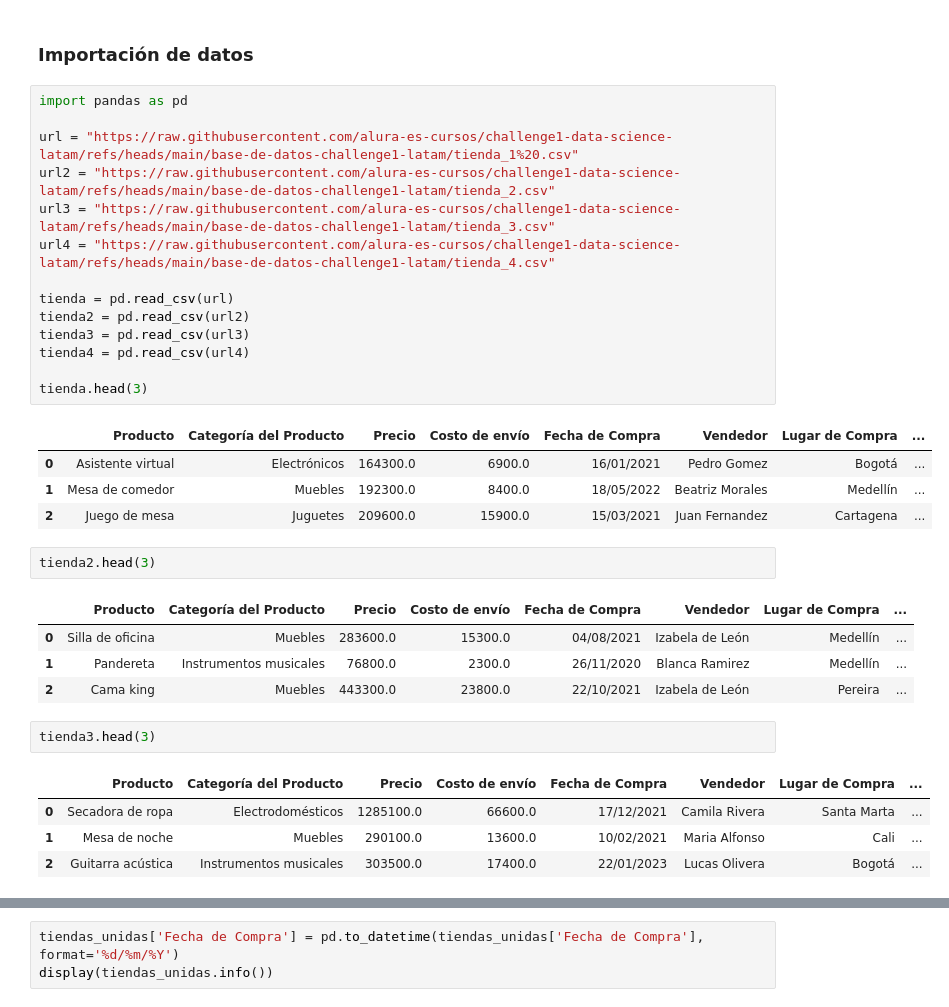
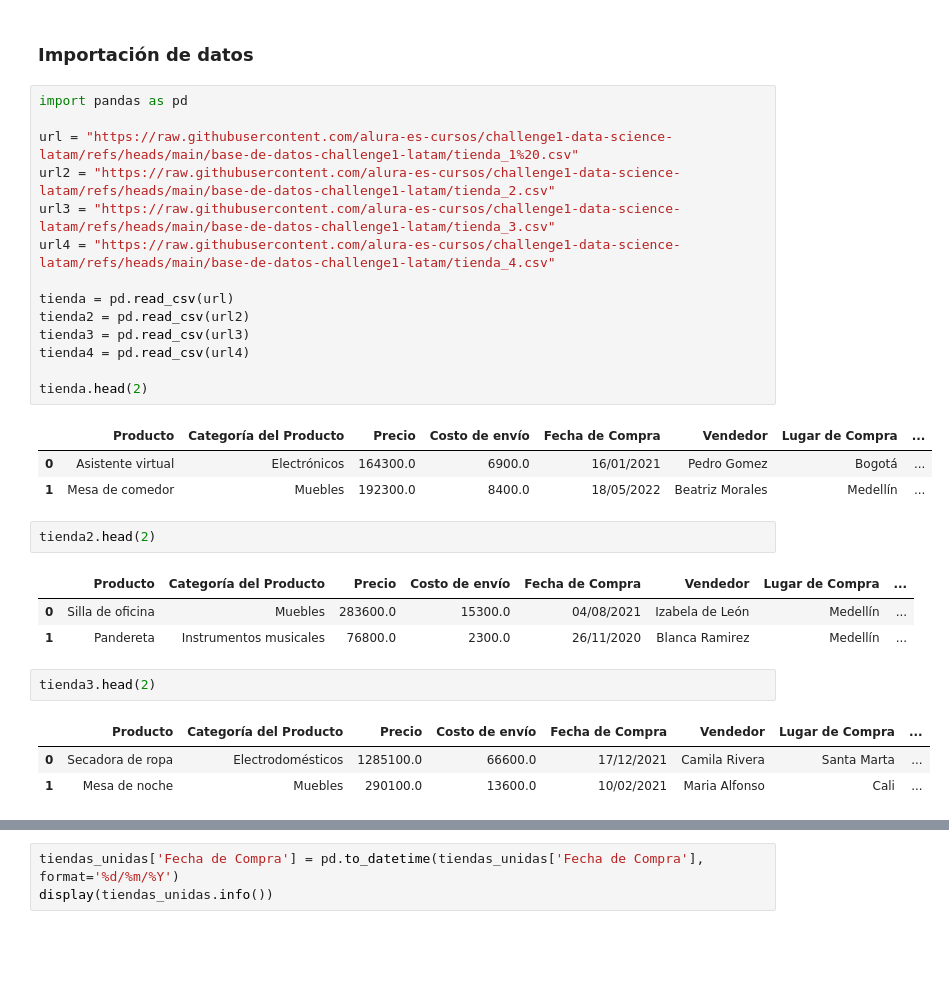
Before and after one commit to ggutierrezf/ALURA-CHALLENGE-01, a Jupyter notebook: AluraStoreLatam.ipynb, the cells around one changed output, grey strips where cells are left out. Cells and saved outputs as stored; diff of their text form; blank space fills up the shorter version.

```diff
--- a/AluraStoreLatam.ipynb
+++ b/AluraStoreLatam.ipynb
@@ -5,34 +5,31 @@
 # %%
 import pandas as pd
 
 url = "https://raw.githubusercontent.com/alura-es-cursos/challenge1-data-science-latam/refs/heads/main/base-de-datos-challenge1-latam/tienda_1%20.csv"
 url2 = "https://raw.githubusercontent.com/alura-es-cursos/challenge1-data-science-latam/refs/heads/main/base-de-datos-challenge1-latam/tienda_2.csv"
 url3 = "https://raw.githubusercontent.com/alura-es-cursos/challenge1-data-science-latam/refs/heads/main/base-de-datos-challenge1-latam/tienda_3.csv"
 url4 = "https://raw.githubusercontent.com/alura-es-cursos/challenge1-data-science-latam/refs/heads/main/base-de-datos-challenge1-latam/tienda_4.csv"
 
 tienda = pd.read_csv(url)
 tienda2 = pd.read_csv(url2)
 tienda3 = pd.read_csv(url3)
 tienda4 = pd.read_csv(url4)
 
-tienda.head(3)
+tienda.head(2)
 # %% [output]
 |  | Producto | Categoría del Producto | Precio | Costo de envío | Fecha de Compra | Vendedor | Lugar de Compra | ... |
 | 0 | Asistente virtual | Electrónicos | 164300.0 | 6900.0 | 16/01/2021 | Pedro Gomez | Bogotá | ... |
 | 1 | Mesa de comedor | Muebles | 192300.0 | 8400.0 | 18/05/2022 | Beatriz Morales | Medellín | ... |
-| 2 | Juego de mesa | Juguetes | 209600.0 | 15900.0 | 15/03/2021 | Juan Fernandez | Cartagena | ... |
 # %%
-tienda2.head(3)
+tienda2.head(2)
 # %% [output]
 |  | Producto | Categoría del Producto | Precio | Costo de envío | Fecha de Compra | Vendedor | Lugar de Compra | ... |
 | 0 | Silla de oficina | Muebles | 283600.0 | 15300.0 | 04/08/2021 | Izabela de León | Medellín | ... |
 | 1 | Pandereta | Instrumentos musicales | 76800.0 | 2300.0 | 26/11/2020 | Blanca Ramirez | Medellín | ... |
-| 2 | Cama king | Muebles | 443300.0 | 23800.0 | 22/10/2021 | Izabela de León | Pereira | ... |
 # %%
-tienda3.head(3)
+tienda3.head(2)
 # %% [output]
 |  | Producto | Categoría del Producto | Precio | Costo de envío | Fecha de Compra | Vendedor | Lugar de Compra | ... |
 | 0 | Secadora de ropa | Electrodomésticos | 1285100.0 | 66600.0 | 17/12/2021 | Camila Rivera | Santa Marta | ... |
 | 1 | Mesa de noche | Muebles | 290100.0 | 13600.0 | 10/02/2021 | Maria Alfonso | Cali | ... |
-| 2 | Guitarra acústica | Instrumentos musicales | 303500.0 | 17400.0 | 22/01/2023 | Lucas Olivera | Bogotá | ... |
 # %%
```
Also changed, not shown: parts of 5 cells of this notebook.
